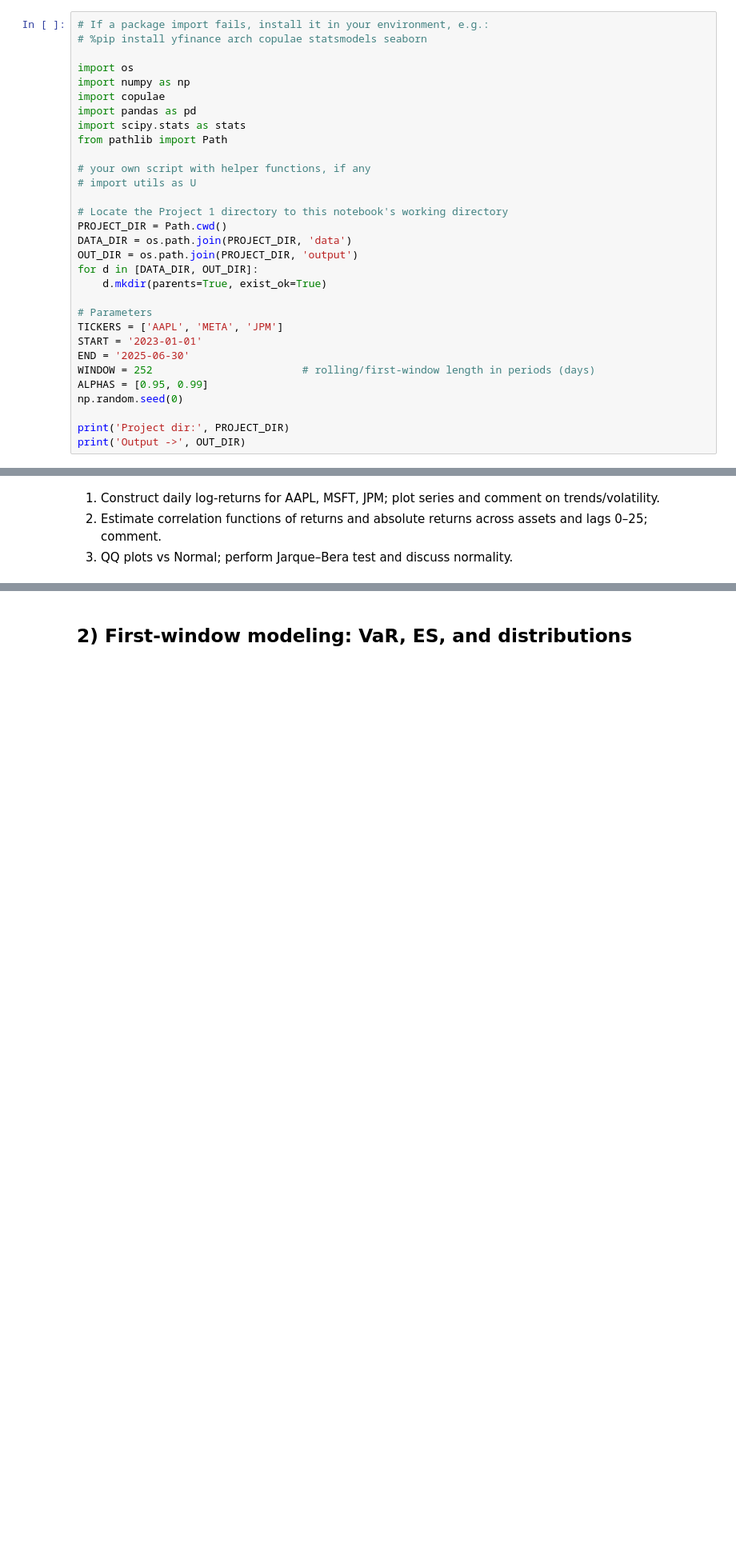
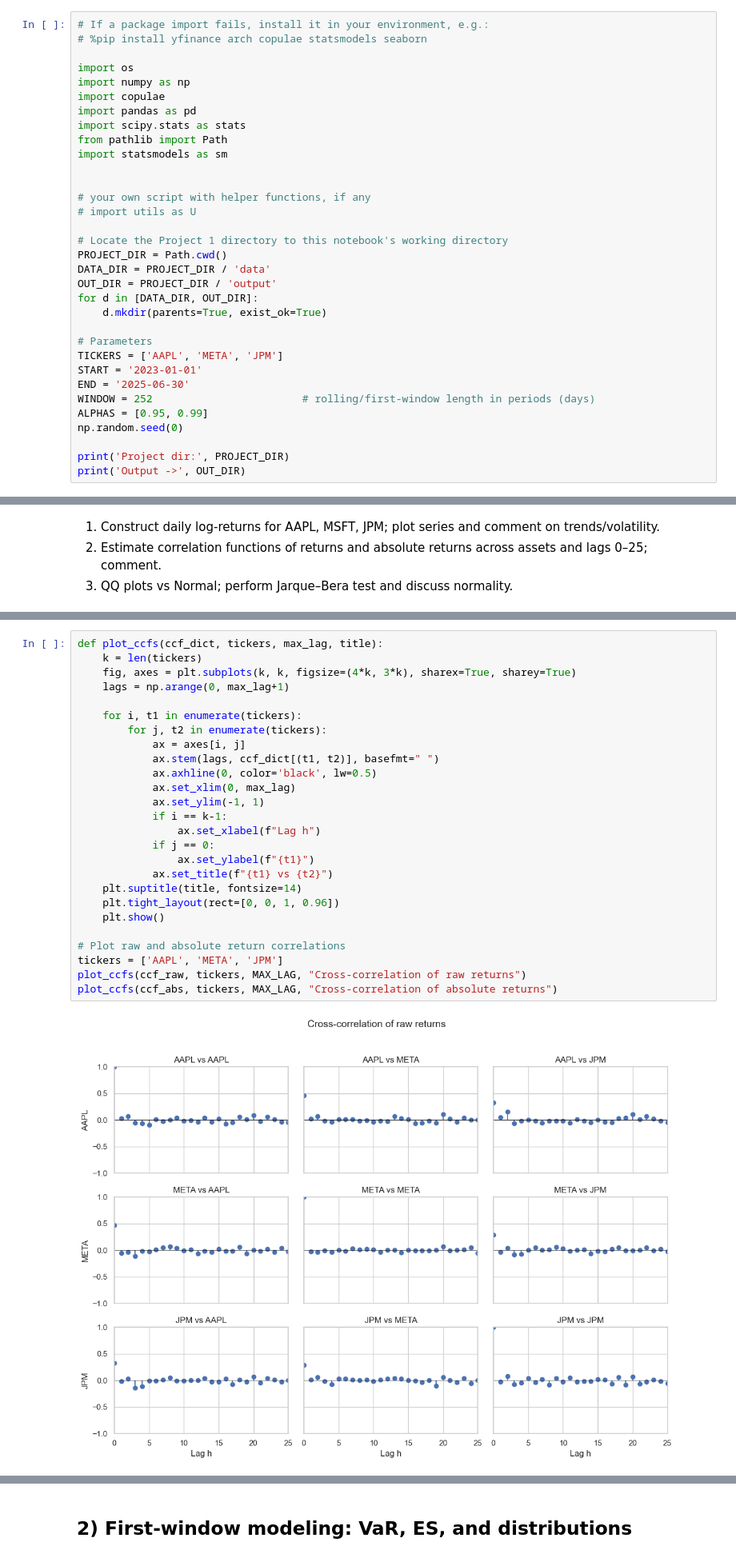
Before and after one commit to Tellefskofteland/QRM_project1, a Jupyter notebook: Project1_template_v2.ipynb, the cells around one changed output, grey strips where cells are left out. Shown at 80% size. Drawn from its saved outputs; the diff is of its cells as text; blank space fills up the shorter version.

```diff
--- a/Project1_template_v2.ipynb
+++ b/Project1_template_v2.ipynb
@@ -21,14 +21,16 @@ import copulae
 import pandas as pd
 import scipy.stats as stats
 from pathlib import Path
+import statsmodels as sm
+
 
 # your own script with helper functions, if any
 # import utils as U
 
 # Locate the Project 1 directory to this notebook's working directory
 PROJECT_DIR = Path.cwd()
-DATA_DIR = os.path.join(PROJECT_DIR, 'data')
-OUT_DIR = os.path.join(PROJECT_DIR, 'output')
+DATA_DIR = PROJECT_DIR / 'data'
+OUT_DIR = PROJECT_DIR / 'output'
 for d in [DATA_DIR, OUT_DIR]:
     d.mkdir(parents=True, exist_ok=True)
 
@@ -87,0 +179,28 @@ print(prices.head(2))
+# %%
+def plot_ccfs(ccf_dict, tickers, max_lag, title):
+    k = len(tickers)
+    fig, axes = plt.subplots(k, k, figsize=(4*k, 3*k), sharex=True, sharey=True)
+    lags = np.arange(0, max_lag+1)
+
+    for i, t1 in enumerate(tickers):
+        for j, t2 in enumerate(tickers):
+            ax = axes[i, j]
+            ax.stem(lags, ccf_dict[(t1, t2)], basefmt=" ")
+            ax.axhline(0, color='black', lw=0.5)
+            ax.set_xlim(0, max_lag)
+            ax.set_ylim(-1, 1)
+            if i == k-1:
+                ax.set_xlabel(f"Lag h")
+            if j == 0:
+                ax.set_ylabel(f"{t1}")
+            ax.set_title(f"{t1} vs {t2}")
+    plt.suptitle(title, fontsize=14)
+    plt.tight_layout(rect=[0, 0, 1, 0.96])
+    plt.show()
+
+# Plot raw and absolute return correlations
+tickers = ['AAPL', 'META', 'JPM']
+plot_ccfs(ccf_raw, tickers, MAX_LAG, "Cross-correlation of raw returns")
+plot_ccfs(ccf_abs, tickers, MAX_LAG, "Cross-correlation of absolute returns")
+# %% [output]
+[figure, added]
```
Also changed, not shown: parts of 16 cells of this notebook, 4 other files.
